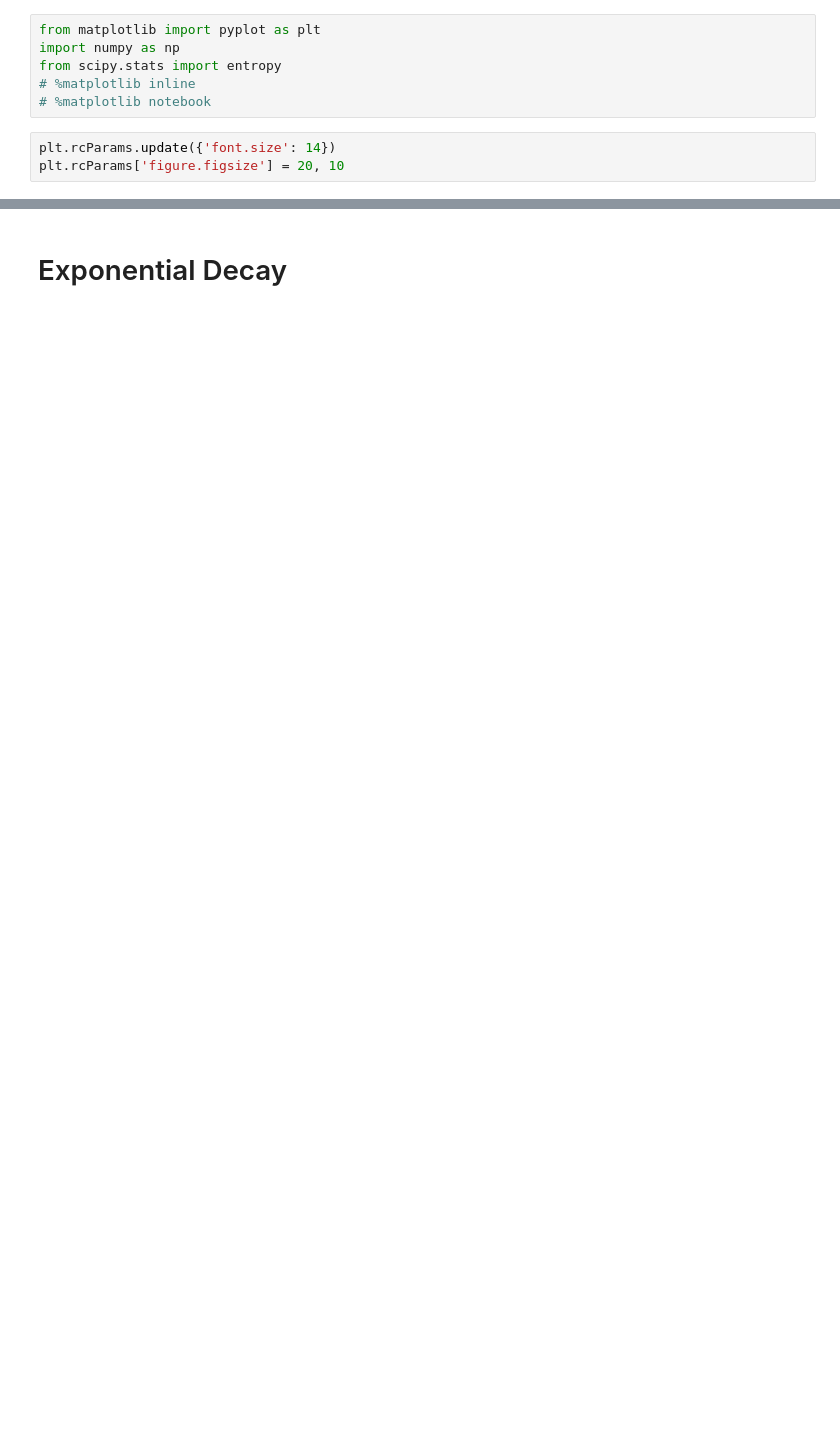
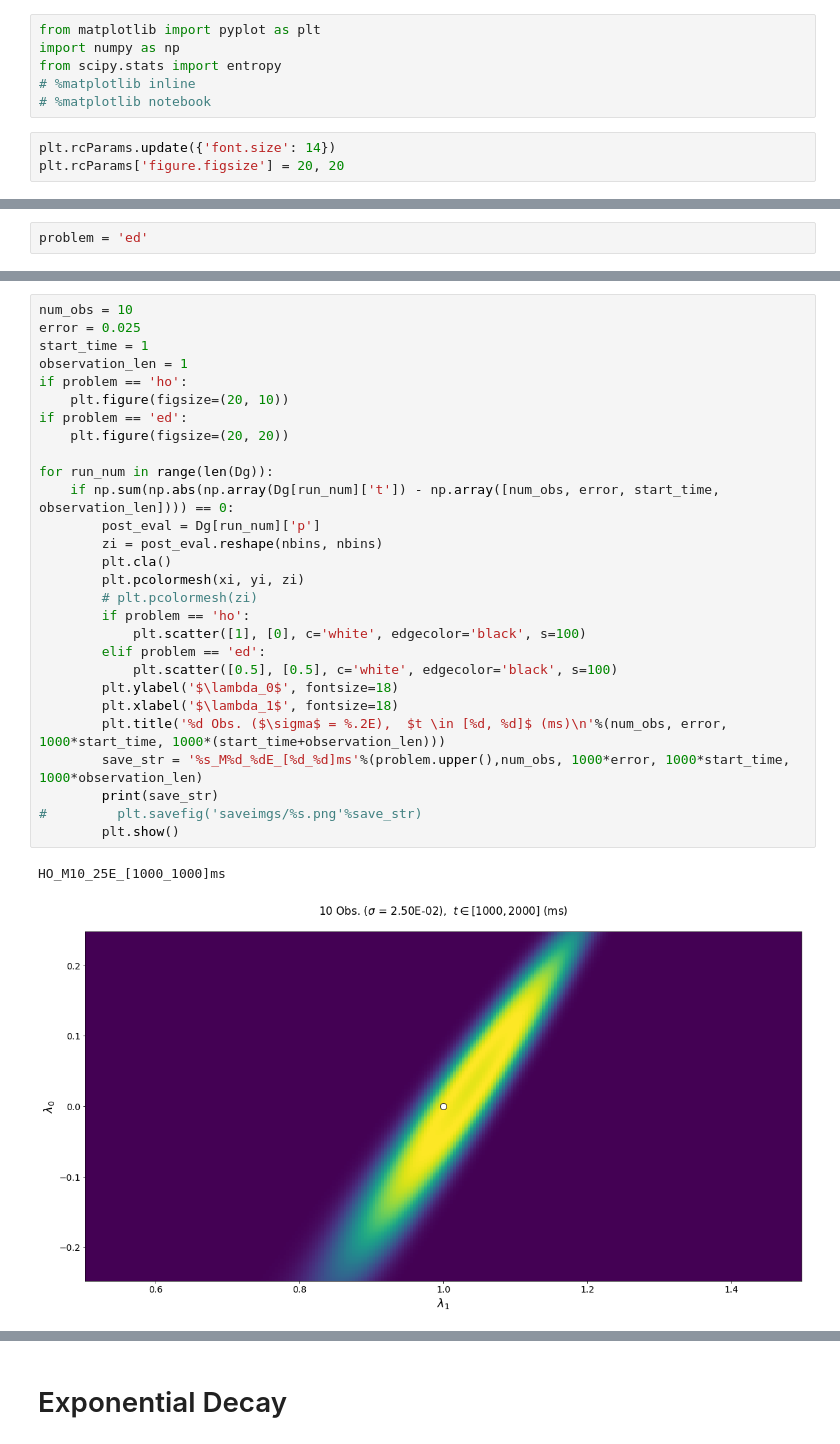
Before and after one commit to mpilosov/ConsistentBayes, a Jupyter notebook: examples/Visualize_Parallelized_Results.ipynb, the cells around one changed output, grey strips where cells are left out. Cells and saved outputs as stored; diff of their text form; blank space fills up the shorter version.

Commit message:
completely new way to visualize the results.

```diff
--- a/examples/Visualize_Parallelized_Results.ipynb
+++ b/examples/Visualize_Parallelized_Results.ipynb
@@ -6,4 +8,4 @@ from scipy.stats import entropy
 # %matplotlib notebook
 # %%
 plt.rcParams.update({'font.size': 14})
-plt.rcParams['figure.figsize'] = 20, 10
+plt.rcParams['figure.figsize'] = 20, 20
@@ -53,0 +18,2 @@ plt.savefig('saveimgs/ho.eps')
+# %%
+problem = 'ed'
@@ -53,0 +45,31 @@ plt.savefig('saveimgs/ho.eps')
+# %%
+num_obs = 10
+error = 0.025
+start_time = 1
+observation_len = 1
+if problem == 'ho':
+    plt.figure(figsize=(20, 10))
+if problem == 'ed':
+    plt.figure(figsize=(20, 20))
+
+for run_num in range(len(Dg)):
+    if np.sum(np.abs(np.array(Dg[run_num]['t']) - np.array([num_obs, error, start_time, observation_len]))) == 0:
+        post_eval = Dg[run_num]['p']
+        zi = post_eval.reshape(nbins, nbins)
+        plt.cla()
+        plt.pcolormesh(xi, yi, zi)
+        # plt.pcolormesh(zi)
+        if problem == 'ho':
+            plt.scatter([1], [0], c='white', edgecolor='black', s=100)
+        elif problem == 'ed':
+            plt.scatter([0.5], [0.5], c='white', edgecolor='black', s=100)
+        plt.ylabel('$\lambda_0$', fontsize=18)
+        plt.xlabel('$\lambda_1$', fontsize=18)
+        plt.title('%d Obs. ($\sigma$ = %.2E),  $t \in [%d, %d]$ (ms)\n'%(num_obs, error, 1000*start_time, 1000*(start_time+observation_len)))
+        save_str = '%s_M%d_%dE_[%d_%d]ms'%(problem.upper(),num_obs, 1000*error, 1000*start_time, 1000*observation_len)
+        print(save_str)
+#         plt.savefig('saveimgs/%s.png'%save_str)
+        plt.show()
+# %% [output]
+HO_M10_25E_[1000_1000]ms
+[figure, added]
```
Also changed, not shown: parts of 25 cells of this notebook.
